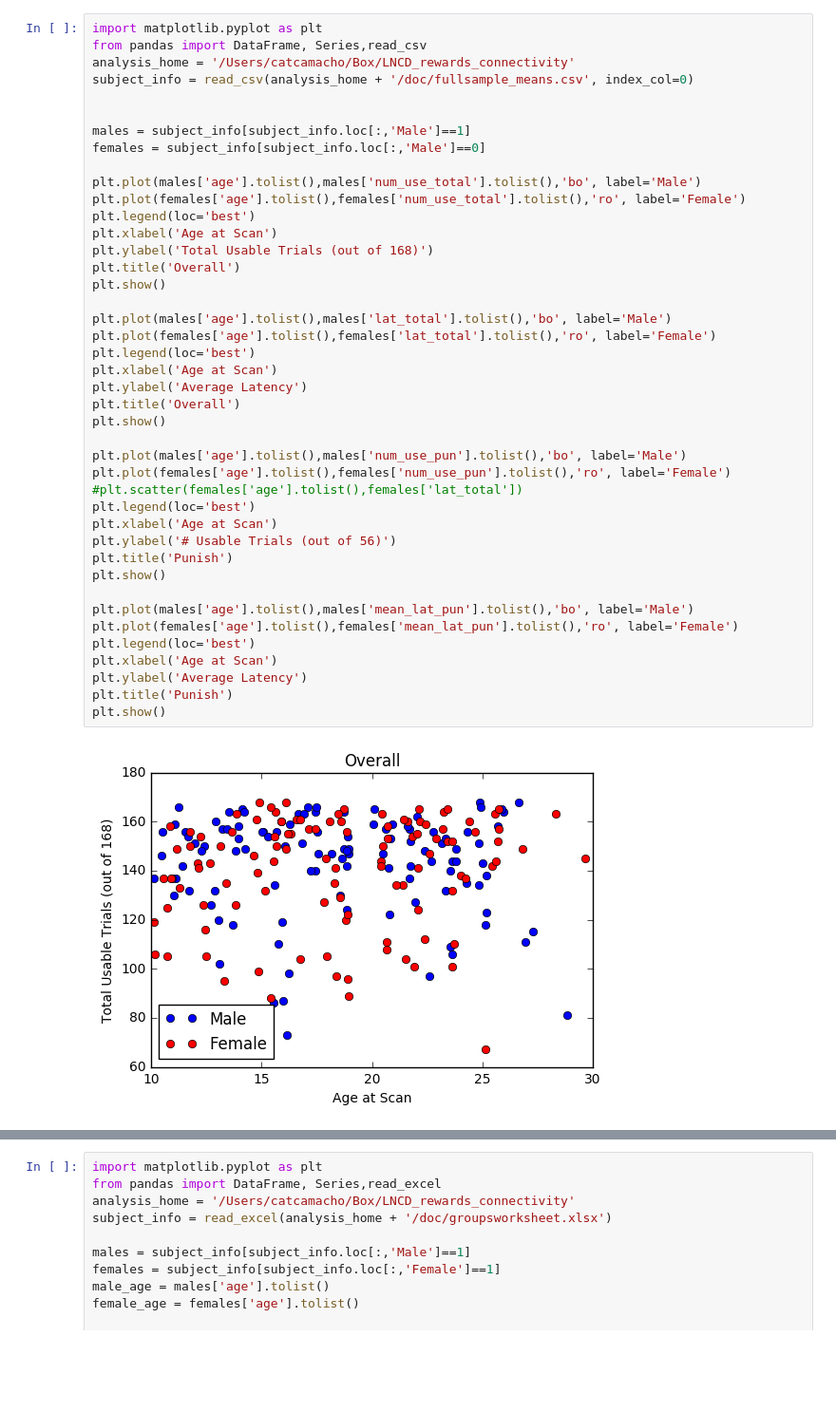
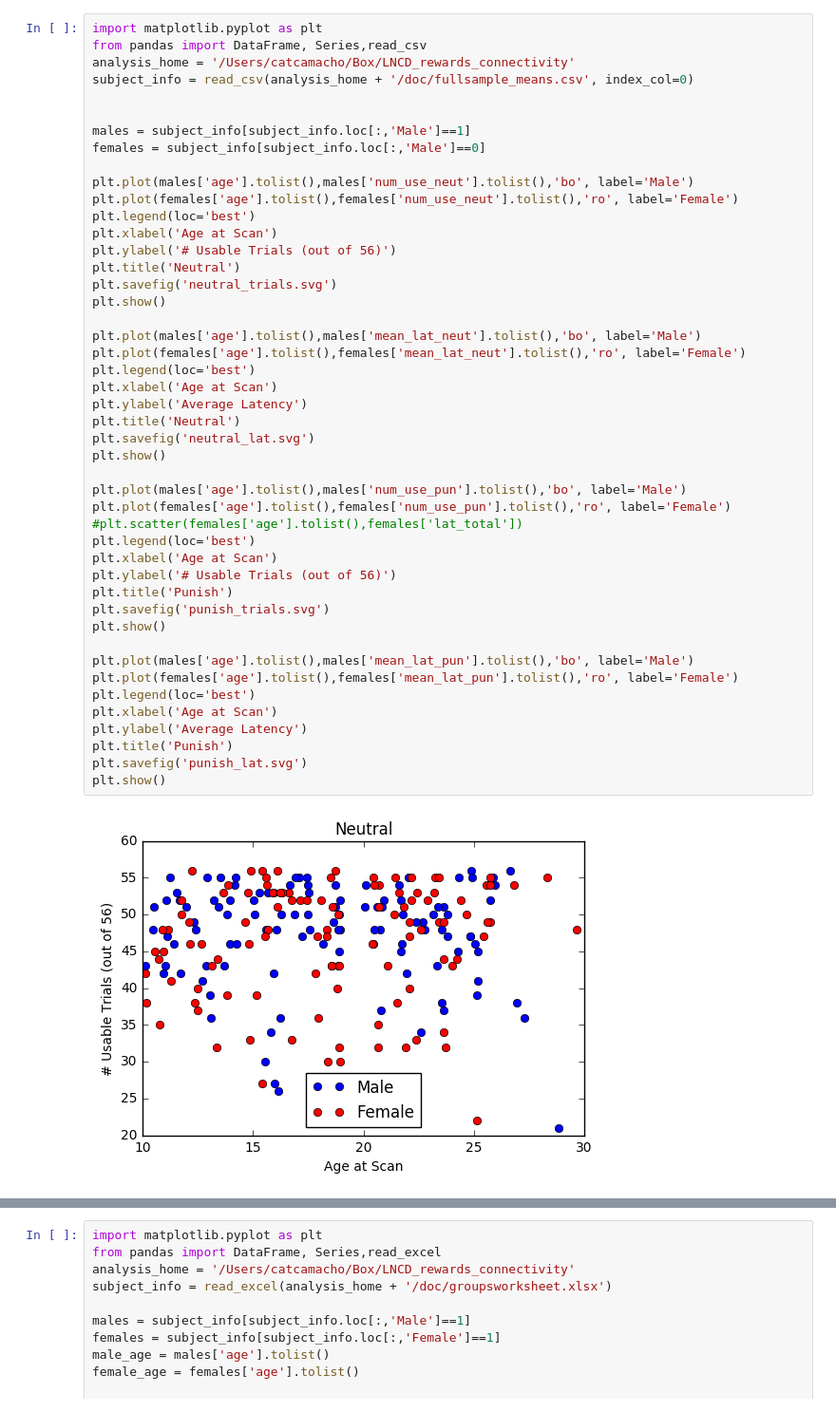
Before and after one commit to catcamacho/rewards_connectivity, a Jupyter notebook: BehavioralData.ipynb, the cells around one changed output, grey strips where cells are left out. Shown: that part at 95% size. Saved outputs shown, nothing was run; the diff lists cells and outputs as text; blank space fills up the shorter version.

```diff
--- a/BehavioralData.ipynb
+++ b/BehavioralData.ipynb
@@ -100,38 +109,42 @@ subject_info = read_csv(analysis_home + '/doc/fullsample_means.csv', index_col=0
 
 males = subject_info[subject_info.loc[:,'Male']==1]
 females = subject_info[subject_info.loc[:,'Male']==0]
 
-plt.plot(males['age'].tolist(),males['num_use_total'].tolist(),'bo', label='Male')
-plt.plot(females['age'].tolist(),females['num_use_total'].tolist(),'ro', label='Female')
+plt.plot(males['age'].tolist(),males['num_use_neut'].tolist(),'bo', label='Male')
+plt.plot(females['age'].tolist(),females['num_use_neut'].tolist(),'ro', label='Female')
 plt.legend(loc='best')
 plt.xlabel('Age at Scan')
-plt.ylabel('Total Usable Trials (out of 168)')
-plt.title('Overall')
+plt.ylabel('# Usable Trials (out of 56)')
+plt.title('Neutral')
+plt.savefig('neutral_trials.svg')
 plt.show()
 
-plt.plot(males['age'].tolist(),males['lat_total'].tolist(),'bo', label='Male')
-plt.plot(females['age'].tolist(),females['lat_total'].tolist(),'ro', label='Female')
+plt.plot(males['age'].tolist(),males['mean_lat_neut'].tolist(),'bo', label='Male')
+plt.plot(females['age'].tolist(),females['mean_lat_neut'].tolist(),'ro', label='Female')
 plt.legend(loc='best')
 plt.xlabel('Age at Scan')
 plt.ylabel('Average Latency')
-plt.title('Overall')
+plt.title('Neutral')
+plt.savefig('neutral_lat.svg')
 plt.show()
 
 plt.plot(males['age'].tolist(),males['num_use_pun'].tolist(),'bo', label='Male')
 plt.plot(females['age'].tolist(),females['num_use_pun'].tolist(),'ro', label='Female')
 #plt.scatter(females['age'].tolist(),females['lat_total'])
 plt.legend(loc='best')
 plt.xlabel('Age at Scan')
 plt.ylabel('# Usable Trials (out of 56)')
 plt.title('Punish')
+plt.savefig('punish_trials.svg')
 plt.show()
 
 plt.plot(males['age'].tolist(),males['mean_lat_pun'].tolist(),'bo', label='Male')
 plt.plot(females['age'].tolist(),females['mean_lat_pun'].tolist(),'ro', label='Female')
 plt.legend(loc='best')
 plt.xlabel('Age at Scan')
 plt.ylabel('Average Latency')
 plt.title('Punish')
+plt.savefig('punish_lat.svg')
 plt.show()
 # %% [output]
-[figure, old version]
+[figure, new version]
```
Also changed, not shown: parts of 3 cells of this notebook, 5 other files.
